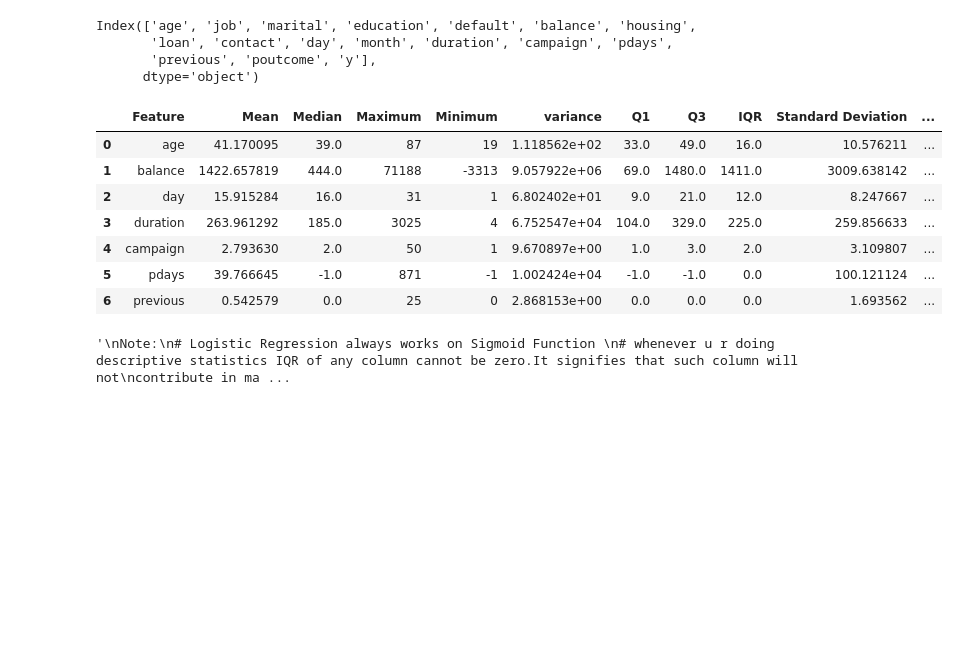
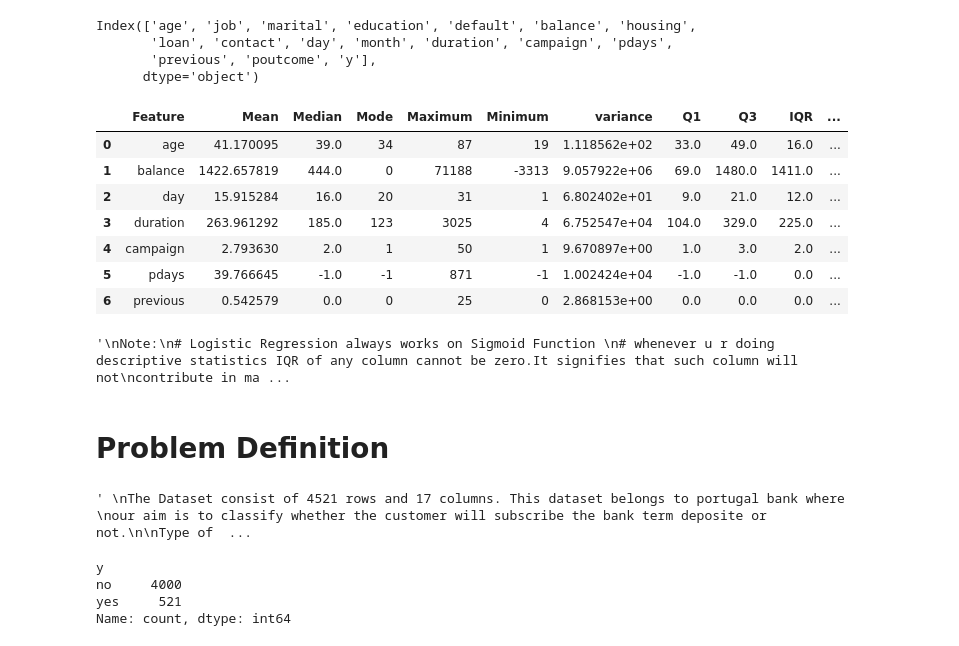
Before and after one commit to TechAnjum/Bank-Telemarketing_MLModel, a Jupyter notebook: Bank Telemarketing_MLModel.ipynb, the cells around one changed output. Drawn from its saved outputs; the diff is of its cells as text; code cells hidden in the pictures; blank space fills up the shorter version.

```diff
--- a/Bank Telemarketing_MLModel.ipynb
+++ b/Bank Telemarketing_MLModel.ipynb
@@ -55,36 +55,37 @@ numerical_col = df.select_dtypes(include = ['int64','float64'])
 # %%
 # step 2: Evaluate Descriptive Stats
 from collections import OrderedDict
 
 stats=[]
 
 for i in numerical_col.columns:
     numerical_stats = OrderedDict({
         'Feature':i,
         'Mean':df[i].mean(),
         'Median':df[i].median(),
+        'Mode':df[i].mode()[0],
         'Maximum':df[i].max(),
         'Minimum':df[i].min(),
         'variance':df[i].var(),
         'Q1':df[i].quantile(0.25),
         'Q3':df[i].quantile(0.75),
         'IQR': df[i].quantile(0.75) - df[i].quantile(0.25),
         'Standard Deviation':df[i].std(),
         'Skewness':df[i].skew(),
         'Kurtosis':df[i].kurt()
     })
     stats.append(numerical_stats)
     report = pd.DataFrame(stats)
 report
 # %% [output]
-|  | Feature | Mean | Median | Maximum | Minimum | variance | Q1 | Q3 | IQR | Standard Deviation | ... |
-| 0 | age | 41.170095 | 39.0 | 87 | 19 | 1.118562e+02 | 33.0 | 49.0 | 16.0 | 10.576211 | ... |
-| 1 | balance | 1422.657819 | 444.0 | 71188 | -3313 | 9.057922e+06 | 69.0 | 1480.0 | 1411.0 | 3009.638142 | ... |
-| 2 | day | 15.915284 | 16.0 | 31 | 1 | 6.802402e+01 | 9.0 | 21.0 | 12.0 | 8.247667 | ... |
-| 3 | duration | 263.961292 | 185.0 | 3025 | 4 | 6.752547e+04 | 104.0 | 329.0 | 225.0 | 259.856633 | ... |
-| 4 | campaign | 2.793630 | 2.0 | 50 | 1 | 9.670897e+00 | 1.0 | 3.0 | 2.0 | 3.109807 | ... |
-| 5 | pdays | 39.766645 | -1.0 | 871 | -1 | 1.002424e+04 | -1.0 | -1.0 | 0.0 | 100.121124 | ... |
-| 6 | previous | 0.542579 | 0.0 | 25 | 0 | 2.868153e+00 | 0.0 | 0.0 | 0.0 | 1.693562 | ... |
+|  | Feature | Mean | Median | Mode | Maximum | Minimum | variance | Q1 | Q3 | IQR | ... |
+| 0 | age | 41.170095 | 39.0 | 34 | 87 | 19 | 1.118562e+02 | 33.0 | 49.0 | 16.0 | ... |
+| 1 | balance | 1422.657819 | 444.0 | 0 | 71188 | -3313 | 9.057922e+06 | 69.0 | 1480.0 | 1411.0 | ... |
+| 2 | day | 15.915284 | 16.0 | 20 | 31 | 1 | 6.802402e+01 | 9.0 | 21.0 | 12.0 | ... |
+| 3 | duration | 263.961292 | 185.0 | 123 | 3025 | 4 | 6.752547e+04 | 104.0 | 329.0 | 225.0 | ... |
+| 4 | campaign | 2.793630 | 2.0 | 1 | 50 | 1 | 9.670897e+00 | 1.0 | 3.0 | 2.0 | ... |
+| 5 | pdays | 39.766645 | -1.0 | -1 | 871 | -1 | 1.002424e+04 | -1.0 | -1.0 | 0.0 | ... |
+| 6 | previous | 0.542579 | 0.0 | 0 | 25 | 0 | 2.868153e+00 | 0.0 | 0.0 | 0.0 | ... |
 # %%
 '''
 Note:
@@ -101,3 +102,32 @@ contribute in machine learning Performance
 '''
 # %% [output]
 '\nNote:\n# Logistic Regression always works on Sigmoid Function \n# whenever u r doing descriptive statistics IQR of any column cannot be zero.It signifies that such column will not\ncontribute in ma ...
+# %% [markdown]
+# Problem Definition
+# %%
+'''
+The Dataset consist of 4521 rows and 17 columns. This dataset belongs to portugal bank where
+our aim is to classify whether the customer will subscribe the bank term deposite or not.
+
+Type of machine learning model: Binary Classification
+
+Above Dataset is a type of Multivariate Analysis.
+
+X: Independent Columns
+y: Target column / dependent Column
+
+Here , y acts as Target column / dependent Column
+'''
+# %% [output]
+' \nThe Dataset consist of 4521 rows and 17 columns. This dataset belongs to portugal bank where \nour aim is to classify whether the customer will subscribe the bank term deposite or not.\n\nType of  ...
+# %%
+# Checking the distribution of people who subscibe the term deposite
+'''
+Based on distribution of target column , we found that the data is imbalance
+'''
+df['y'].value_counts()
+# %% [output]
+y
+no     4000
+yes     521
+Name: count, dtype: int64
```
Also changed, not shown: parts of 30 cells of this notebook, 1 other file.
